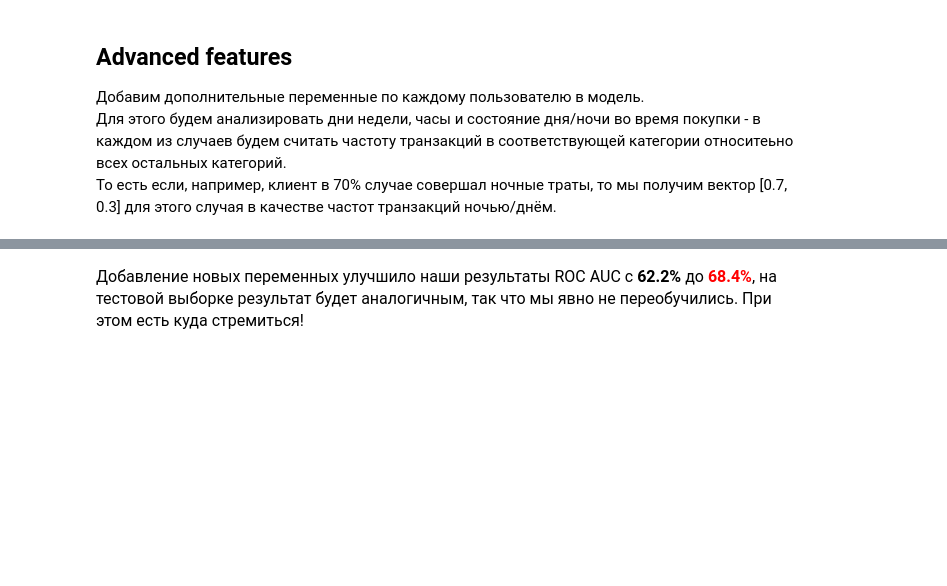
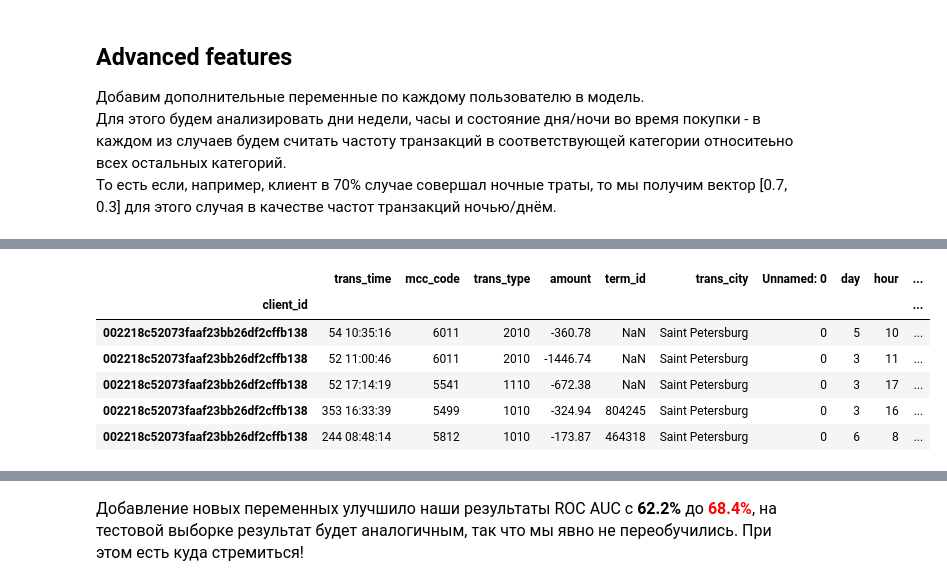
Before and after one commit to b3GOR/HSE-Sber-Hack-2023, a Jupyter notebook: gender_project.ipynb, the cells around one changed output, grey strips where cells are left out. Drawn from its saved outputs; the diff is of its cells as text; code cells hidden in the pictures; blank space fills up the shorter version.

```diff
--- a/gender_project.ipynb
+++ b/gender_project.ipynb
@@ -179,0 +179,10 @@ for df in [transactions_train, transactions_test]:
+# %%
+# Считываем данные
+tr_mcc_codes = pd.read_csv(os.path.join(PATH_DATA, 'mcc_codes.csv'), sep=';', index_col='mcc_code')
+tr_types = pd.read_csv(os.path.join(PATH_DATA, 'trans_types.csv'), sep=';', index_col='trans_type')
+
+transactions = pd.read_csv(os.path.join(PATH_DATA, 'transactions.csv'), index_col='client_id')
+gender_train = pd.read_csv(os.path.join(PATH_DATA, 'train.csv'), index_col='client_id')
+gender_test = pd.read_csv(os.path.join(PATH_DATA, 'test.csv'), index_col='client_id')
+transactions_train = transactions.join(gender_train, how='inner')
+transactions_test = transactions.join(gender_test, how='inner')
@@ -180,3 +235,13 @@ for df in [transactions_train, transactions_test]:
+# %%
+transactions_test.head()
+# %% [output]
+|  | trans_time | mcc_code | trans_type | amount | term_id | trans_city | Unnamed: 0 | day | hour | ... |
+| client_id |  |  |  |  |  |  |  |  |  | ... |
+| 002218c52073faaf23bb26df2cffb138 | 54 10:35:16 | 6011 | 2010 | -360.78 | NaN | Saint Petersburg | 0 | 5 | 10 | ... |
+| 002218c52073faaf23bb26df2cffb138 | 52 11:00:46 | 6011 | 2010 | -1446.74 | NaN | Saint Petersburg | 0 | 3 | 11 | ... |
+| 002218c52073faaf23bb26df2cffb138 | 52 17:14:19 | 5541 | 1110 | -672.38 | NaN | Saint Petersburg | 0 | 3 | 17 | ... |
+| 002218c52073faaf23bb26df2cffb138 | 353 16:33:39 | 5499 | 1010 | -324.94 | 804245 | Saint Petersburg | 0 | 3 | 16 | ... |
+| 002218c52073faaf23bb26df2cffb138 | 244 08:48:14 | 5812 | 1010 | -173.87 | 464318 | Saint Petersburg | 0 | 6 | 8 | ... |
 # %%
 def features_creation_advanced(x):
     features = []
```
Also changed, not shown: parts of 35 cells of this notebook.
